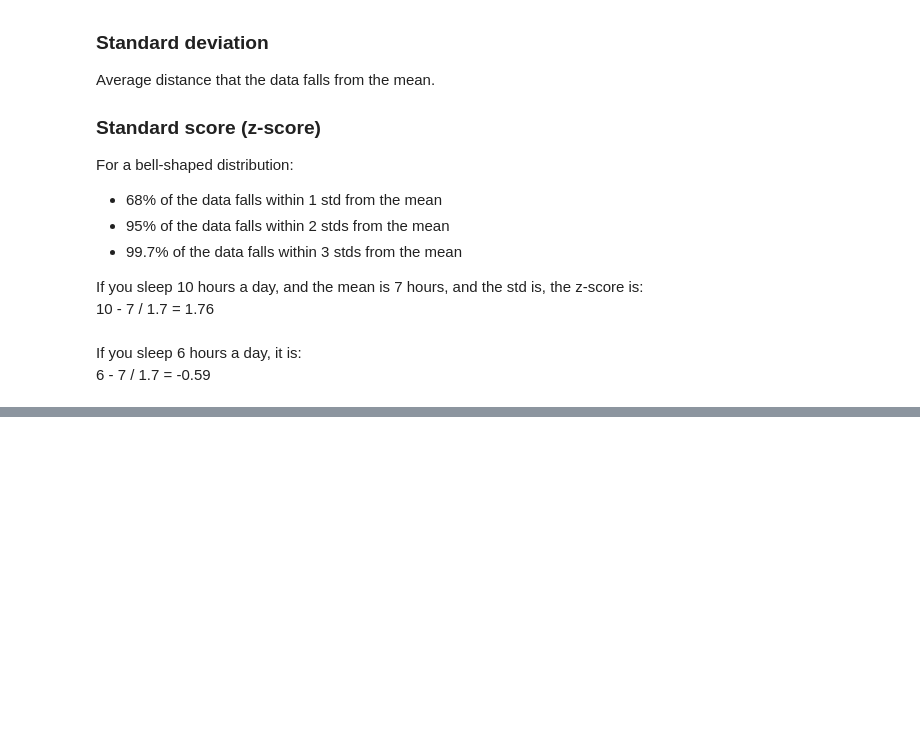
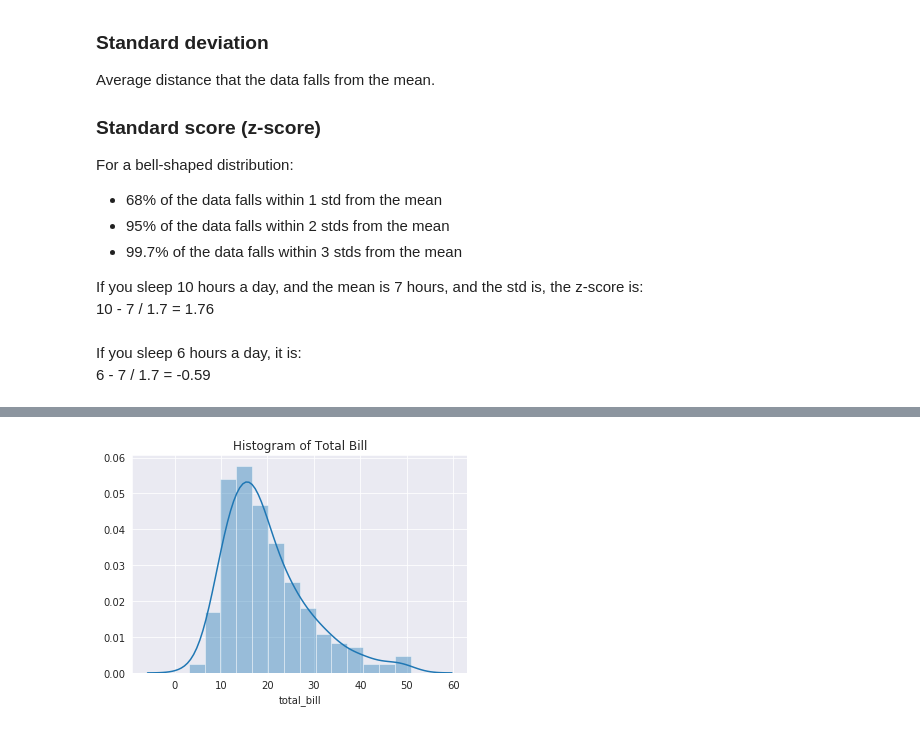
Before and after one commit to cercami/data-science, a Jupyter notebook: coursework/Certificate in Statistics with Python/statistics notes.ipynb, the cells around one changed output, grey strips where cells are left out. Saved outputs shown, nothing was run; the diff lists cells and outputs as text; code cells hidden in the pictures; blank space fills up the shorter version.

```diff
--- a/coursework/Certificate in Statistics with Python/statistics notes.ipynb
+++ b/coursework/Certificate in Statistics with Python/statistics notes.ipynb
@@ -40,3 +40,11 @@ Positive skew:
 ![title](img/positive_skew.gif)
 Negative skew:
 ![title](img/negative_skew.gif)
+# %%
+from scipy import stats
+import matplotlib.pyplot as plt
+import seaborn as sns
+sns.set_style("darkgrid")
+# %%
+df = sns.load_dataset("tips")
+df.head()
@@ -42,0 +70,7 @@ Negative skew:
+# %%
+# Histogram
+
+sns.distplot(df.total_bill).set(title="Histogram of Total Bill",
+                               );
+# %% [output]
+[figure, added]
```
Also changed, not shown: parts of 12 cells of this notebook, 3 other files.
